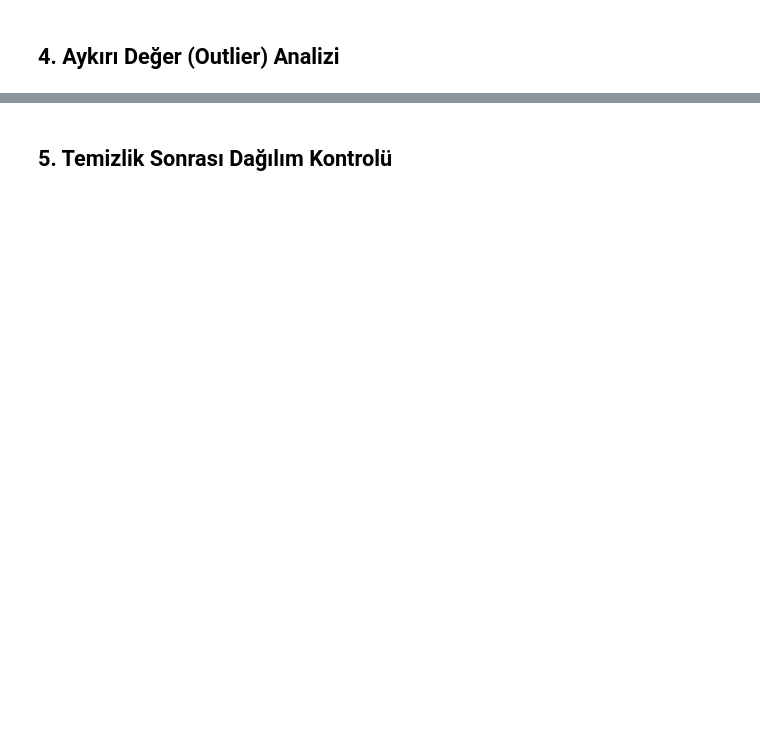
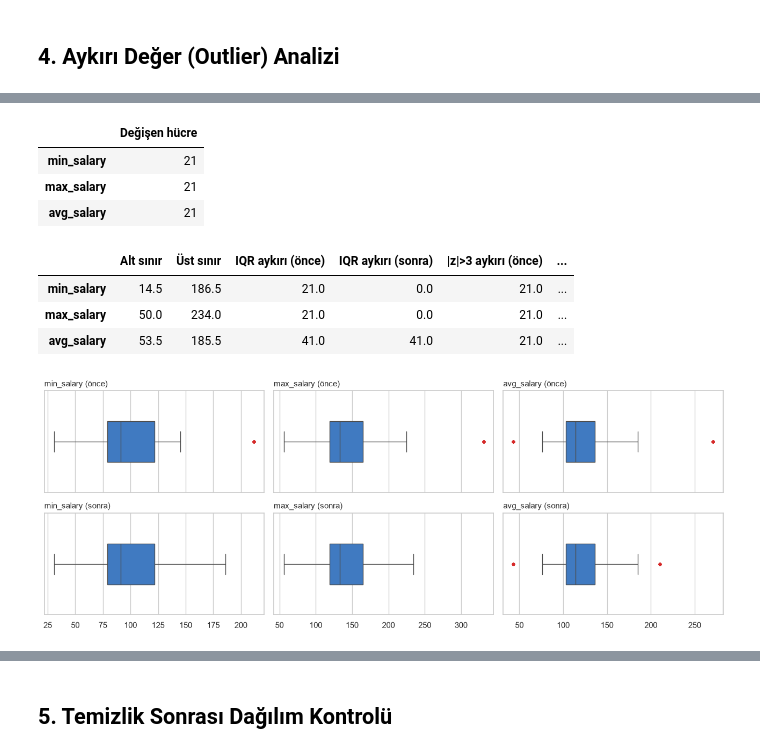
Before and after one commit to CTimurSefergil/VeriMadenciligi, a Jupyter notebook: odev01-veri-temizleme/notebooks/01_is_ilanlari.ipynb, the cells around one changed output, grey strips where cells are left out. Saved outputs shown, nothing was run; the diff lists cells and outputs as text; code cells hidden in the pictures; blank space fills up the shorter version.

```diff
--- a/odev01-veri-temizleme/notebooks/01_is_ilanlari.ipynb
+++ b/odev01-veri-temizleme/notebooks/01_is_ilanlari.ipynb
@@ -36,0 +913,9 @@ df.head()
+# %%
+# Hangi değerler aykırı? Aynı üçlü mü tekrar ediyor, bu ilanlar veride başka bir kopyasıyla da var mı?
+alt, ust = iqr_sinirlari(df_doldurulmus["max_salary"])
+uc = df_doldurulmus["max_salary"] > ust
+baska_kopya = (df_doldurulmus.loc[uc, ILAN_ANAHTARI]
+               .merge(df_doldurulmus.loc[~uc, ILAN_ANAHTARI].drop_duplicates(), on=ILAN_ANAHTARI, how="left", indicator=True)
+               ["_merge"].eq("both").sum())
+print(f"Uç maaşlı {uc.sum()} ilandan {baska_kopya} tanesi, normal maaşlı başka bir kopyasıyla da veride geçiyor (bkz. 1.1, 'Aynı ilan, farklı maaş')")
+df_doldurulmus.loc[uc, ["min_salary", "max_salary", "avg_salary"]].value_counts().to_frame("İlan sayısı")
@@ -36,0 +961,63 @@ df.head()
+# %%
+def maas_baskila(veri):
+    """min_salary ve max_salary'yi kendi IQR sınırlarında baskılar (winsorize); satır silmez.
+    avg_salary bunlardan türetilen bir sütun olduğu için orijinal veride kullanılan kuralla, yani (min+max)'ın yarısının
+    tam kısmıyla yeniden hesaplanır; Salary Estimate metni de yeni min-max değerlerinden üretilir. Böylece üç maaş
+    sütunu birbiriyle tutarlı kalır."""
+    veri = veri.copy()
+    for sutun in ["min_salary", "max_salary"]:
+        alt, ust = iqr_sinirlari(veri[sutun])
+        veri[sutun] = veri[sutun].clip(alt, ust).round().astype(int)
+    veri["avg_salary"] = (veri["min_salary"] + veri["max_salary"]) // 2
+    veri["Salary Estimate"] = veri["min_salary"].astype(str) + "-" + veri["max_salary"].astype(str)
+    return veri
+
+
+df_aykirisiz = maas_baskila(df_doldurulmus)
+
+# Kontrol: kaç maaş hücresi değişti?
+maas_sutunlari = ["min_salary", "max_salary", "avg_salary"]
+(df_aykirisiz[maas_sutunlari] != df_doldurulmus[maas_sutunlari]).sum().to_frame("Değişen hücre")
+# %% [output]
+|  | Değişen hücre |
+| min_salary | 21 |
+| max_salary | 21 |
+| avg_salary | 21 |
+# %%
+# Önce / sonra aykırı sayıları. IQR sınırları baskılamadan ÖNCEKİ verinin sınırlarıdır (aynı ölçüt uygulanır);
+# Z-skoru ise her tablonun kendi ortalama ve standart sapmasıyla hesaplanır.
+def baskilama_etkisi(veri, referans, sutunlar):
+    """'referans' tablosundan hesaplanan IQR sınırlarına göre 'veri'de kaç değer dışarıda kalıyor? Z-skoru için de aynı sayım."""
+    satirlar = {}
+    for sutun in sutunlar:
+        alt, ust = iqr_sinirlari(referans[sutun])
+        satirlar[sutun] = {
+            "Alt sınır": alt, "Üst sınır": ust,
+            "IQR aykırı (önce)": int(((referans[sutun] < alt) | (referans[sutun] > ust)).sum()),
+            "IQR aykırı (sonra)": int(((veri[sutun] < alt) | (veri[sutun] > ust)).sum()),
+            "|z|>3 aykırı (önce)": int((np.abs(stats.zscore(referans[sutun])) > 3).sum()),
+            "|z|>3 aykırı (sonra)": int((np.abs(stats.zscore(veri[sutun])) > 3).sum()),
+        }
+    return pd.DataFrame(satirlar).T
+
+
+baskilama_etkisi(df_aykirisiz, df_doldurulmus, maas_sutunlari).round(2)
+# %% [output]
+|  | Alt sınır | Üst sınır | IQR aykırı (önce) | IQR aykırı (sonra) | |z|>3 aykırı (önce) | ... |
+| min_salary | 14.5 | 186.5 | 21.0 | 0.0 | 21.0 | ... |
+| max_salary | 50.0 | 234.0 | 21.0 | 0.0 | 21.0 | ... |
+| avg_salary | 53.5 | 185.5 | 41.0 | 41.0 | 21.0 | ... |
+# %%
+# Box plot (sonra): maaş sütunları baskılama sonrası, aynı eksenlerde
+fig, axes = plt.subplots(2, 3, figsize=(13, 5), sharex="col")
+for ust_sira, (veri, etiket) in enumerate([(df_doldurulmus, "önce"), (df_aykirisiz, "sonra")]):
+    for ax, sutun in zip(axes[ust_sira], maas_sutunlari):
+        sns.boxplot(x=veri[sutun], color=KUTU_RENK, width=0.4, ax=ax, flierprops=AYKIRI_STIL)
+        ax.set_title(f"{sutun} ({etiket})", loc="left", fontsize=11)
+        ax.set_xlabel("")
+fig.tight_layout()
+
+fig.savefig(FIGURES / "is_ilanlari_maas_boxplot_once_sonra.png", dpi=150, bbox_inches="tight")
+plt.show()
+# %% [output]
+[figure, added]
```
Also changed, not shown: parts of 70 cells of this notebook.
